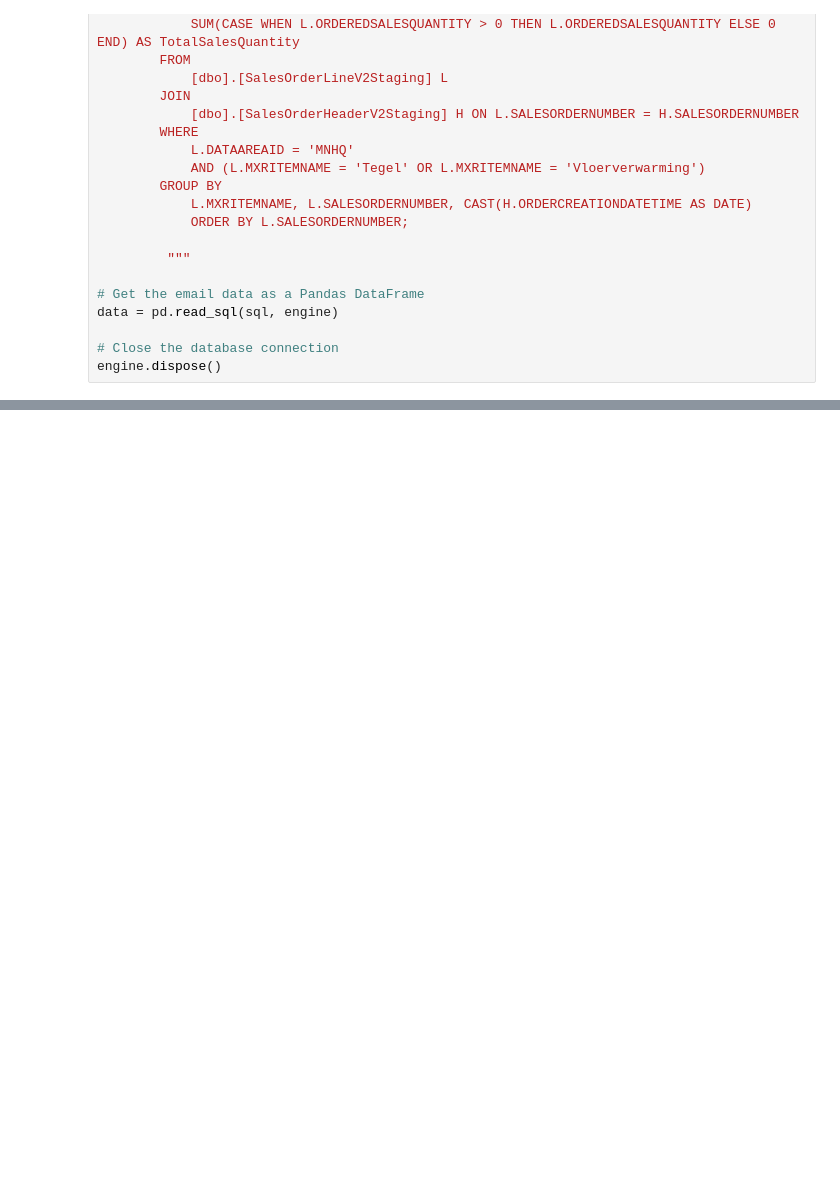
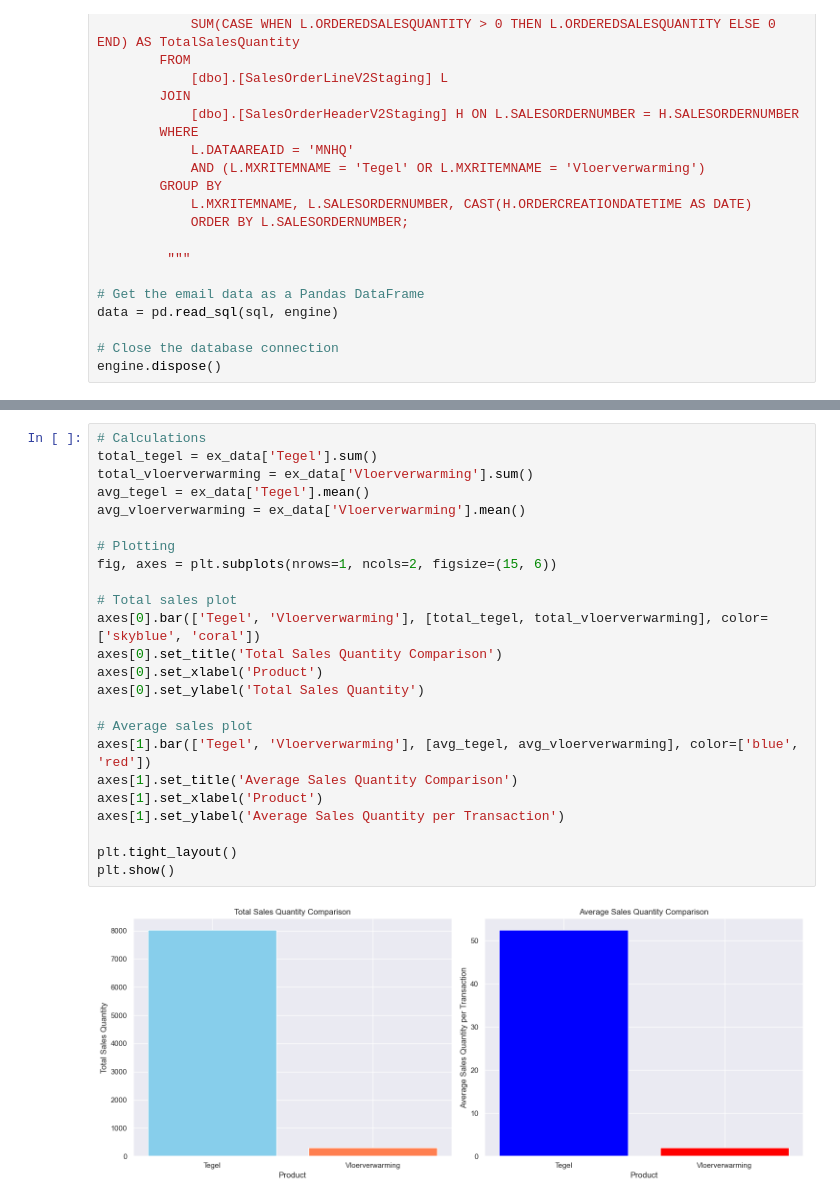
Before and after one commit to BenjaminGraziadei223946/MaxaroProjects, a Jupyter notebook: something/something.ipynb, the cells around one changed output, grey strips where cells are left out. Drawn from its saved outputs; the diff is of its cells as text; blank space fills up the shorter version.

```diff
--- a/something/something.ipynb
+++ b/something/something.ipynb
@@ -111,0 +132,26 @@ pivoted_data
+# %%
+# Calculations
+total_tegel = ex_data['Tegel'].sum()
+total_vloerverwarming = ex_data['Vloerverwarming'].sum()
+avg_tegel = ex_data['Tegel'].mean()
+avg_vloerverwarming = ex_data['Vloerverwarming'].mean()
+
+# Plotting
+fig, axes = plt.subplots(nrows=1, ncols=2, figsize=(15, 6))
+
+# Total sales plot
+axes[0].bar(['Tegel', 'Vloerverwarming'], [total_tegel, total_vloerverwarming], color=['skyblue', 'coral'])
+axes[0].set_title('Total Sales Quantity Comparison')
+axes[0].set_xlabel('Product')
+axes[0].set_ylabel('Total Sales Quantity')
+
+# Average sales plot
+axes[1].bar(['Tegel', 'Vloerverwarming'], [avg_tegel, avg_vloerverwarming], color=['blue', 'red'])
+axes[1].set_title('Average Sales Quantity Comparison')
+axes[1].set_xlabel('Product')
+axes[1].set_ylabel('Average Sales Quantity per Transaction')
+
+plt.tight_layout()
+plt.show()
+# %% [output]
+[figure, added]
```
Also changed, not shown: parts of 9 cells of this notebook.
